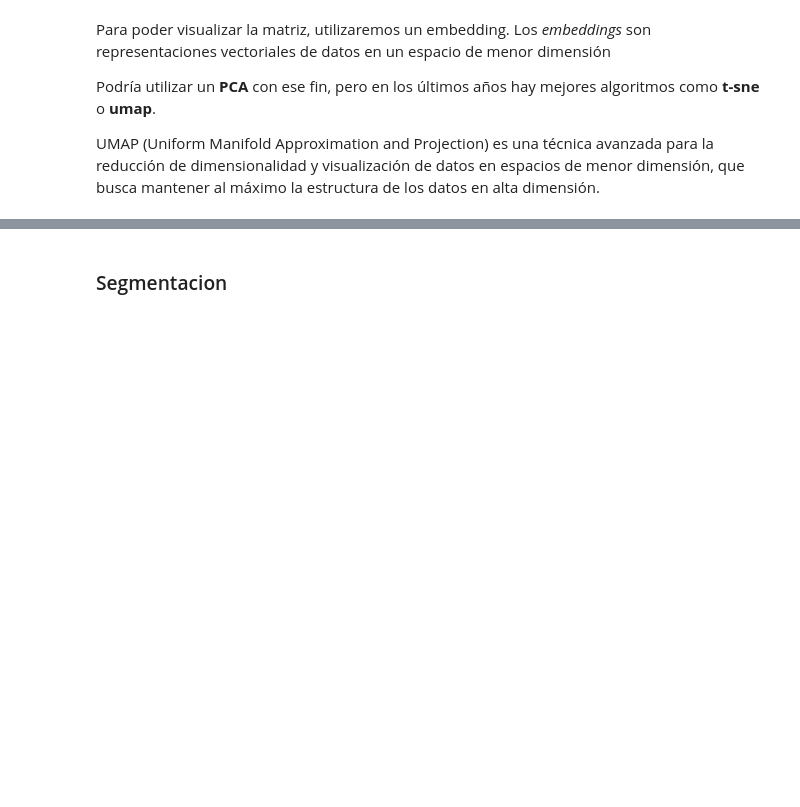
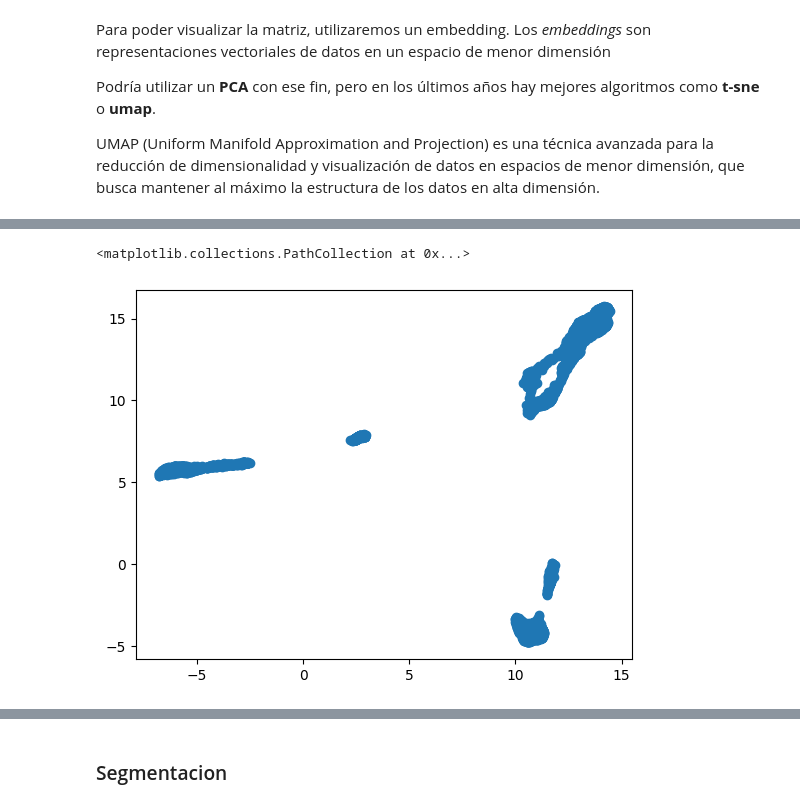
Before and after one commit to eanegrin/dmeyf2024, a Jupyter notebook: src/monday/e301_segmentacion.ipynb, the cells around one changed output, grey strips where cells are left out. Saved outputs shown, nothing was run; the diff lists cells and outputs as text; code cells hidden in the pictures; blank space fills up the shorter version.

```diff
--- a/src/monday/e301_segmentacion.ipynb
+++ b/src/monday/e301_segmentacion.ipynb
@@ -133,0 +159,7 @@ plt.scatter(embedding_rf[:,0], embedding_rf[:,1])
+# %%
+# las primeras 2 dimensiones:
+
+plt.scatter(embedding_rf[:,0], embedding_rf[:,1])
+# %% [output]
+<matplotlib.collections.PathCollection at 0x...>
+[figure, added]
```
Also changed, not shown: parts of 35 cells of this notebook, 1 other file.
